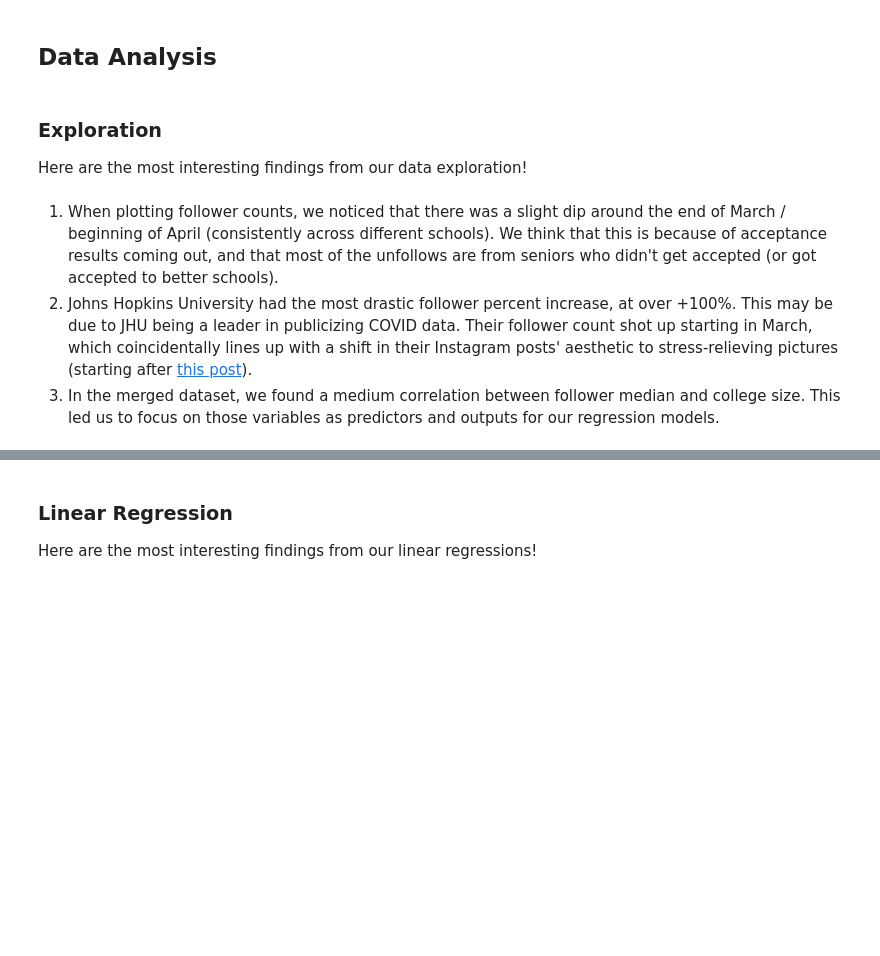
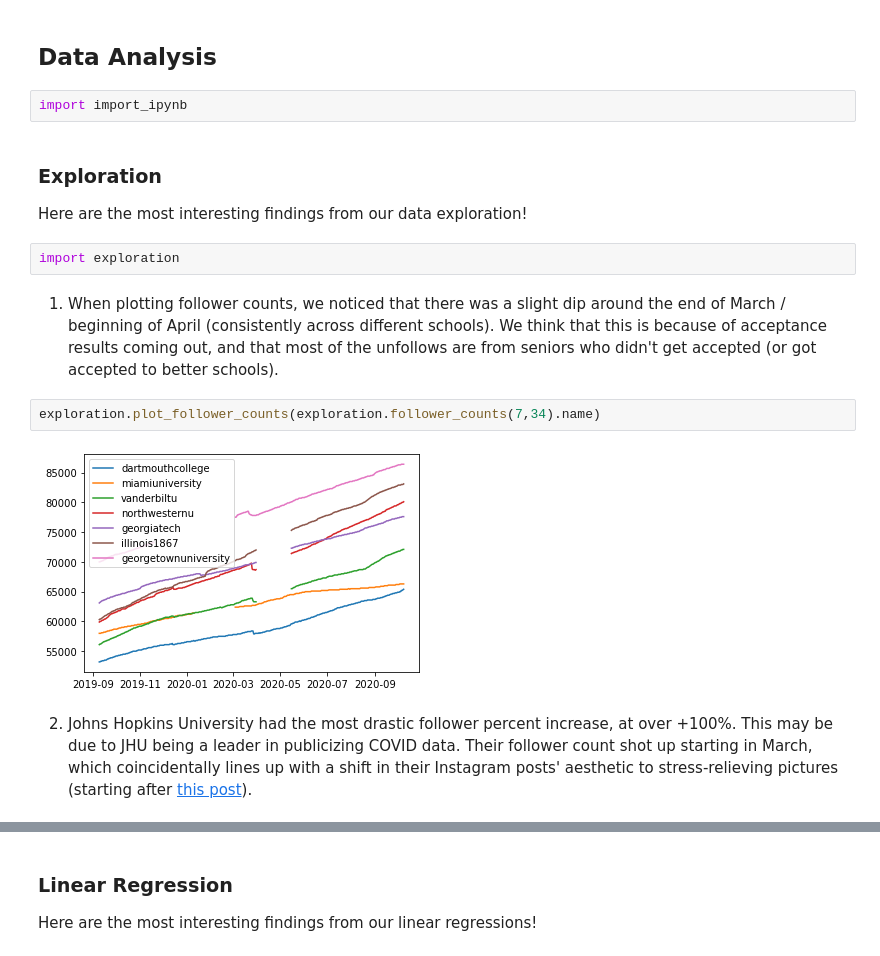
Before and after one commit to benjamin-shen/instagram-collegeuniversity-data, a Jupyter notebook: p5/phase5.ipynb, the cells around one changed output, grey strips where cells are left out. Cells and saved outputs as stored; diff of their text form; blank space fills up the shorter version.

```diff
--- a/p5/phase5.ipynb
+++ b/p5/phase5.ipynb
@@ -70,10 +91,18 @@ TODO
 TODO
 # %% [markdown]
 ## Data Analysis
+# %%
+import import_ipynb
 # %% [markdown]
 ### Exploration
 Here are the most interesting findings from our data exploration!
+# %%
+import exploration
+# %% [markdown]
+1. When plotting follower counts, we noticed that there was a slight dip around the end of March / beginning of April (consistently across different schools). We think that this is because of acceptance results coming out, and that most of the unfollows are from seniors who didn't get accepted (or got accepted to better schools).
+# %%
+exploration.plot_follower_counts(exploration.follower_counts(7,34).name)
+# %% [output]
+[figure, added]
 # %% [markdown]
-1. When plotting follower counts, we noticed that there was a slight dip around the end of March / beginning of April (consistently across different schools). We think that this is because of acceptance results coming out, and that most of the unfollows are from seniors who didn't get accepted (or got accepted to better schools).
 2. Johns Hopkins University had the most drastic follower percent increase, at over +100%. This may be due to JHU being a leader in publicizing COVID data. Their follower count shot up starting in March, which coincidentally lines up with a shift in their Instagram posts' aesthetic to stress-relieving pictures (starting after [this post](https://www.instagram.com/p/B-FlWBFhSrk/)).
-3. In the merged dataset, we found a medium correlation between follower median and college size. This led us to focus on those variables as predictors and outputs for our regression models.
```
Also changed, not shown: parts of 19 cells of this notebook, 5 other files.
